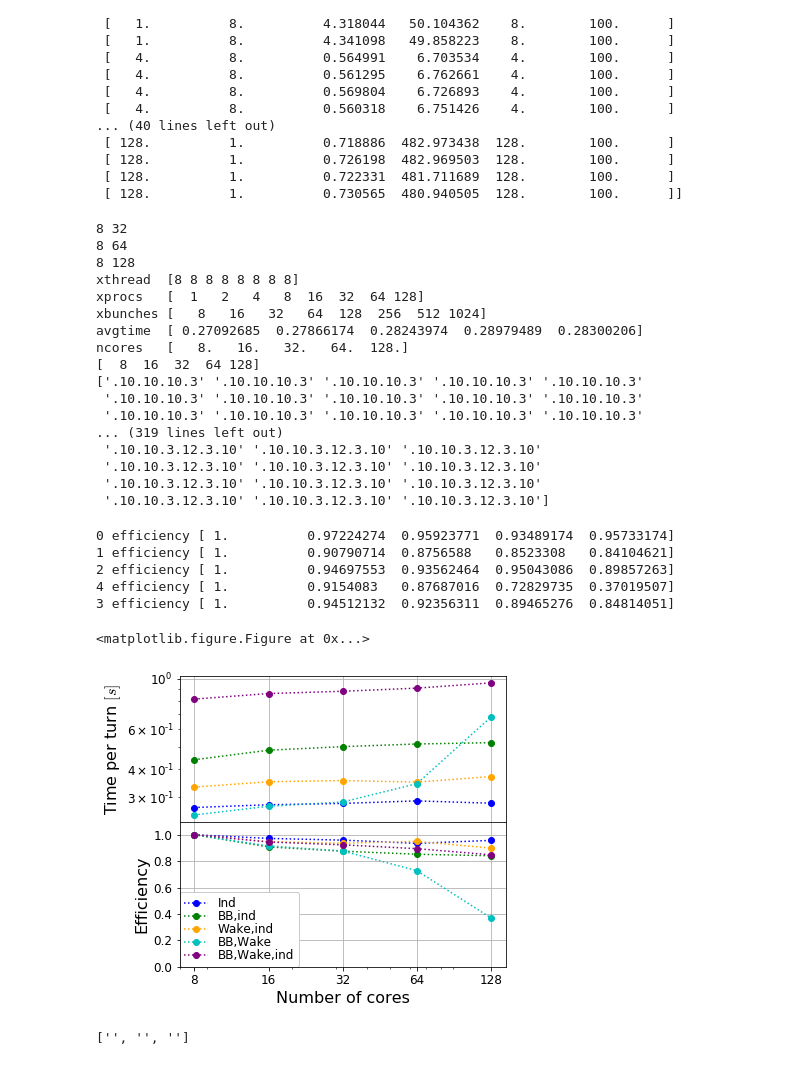
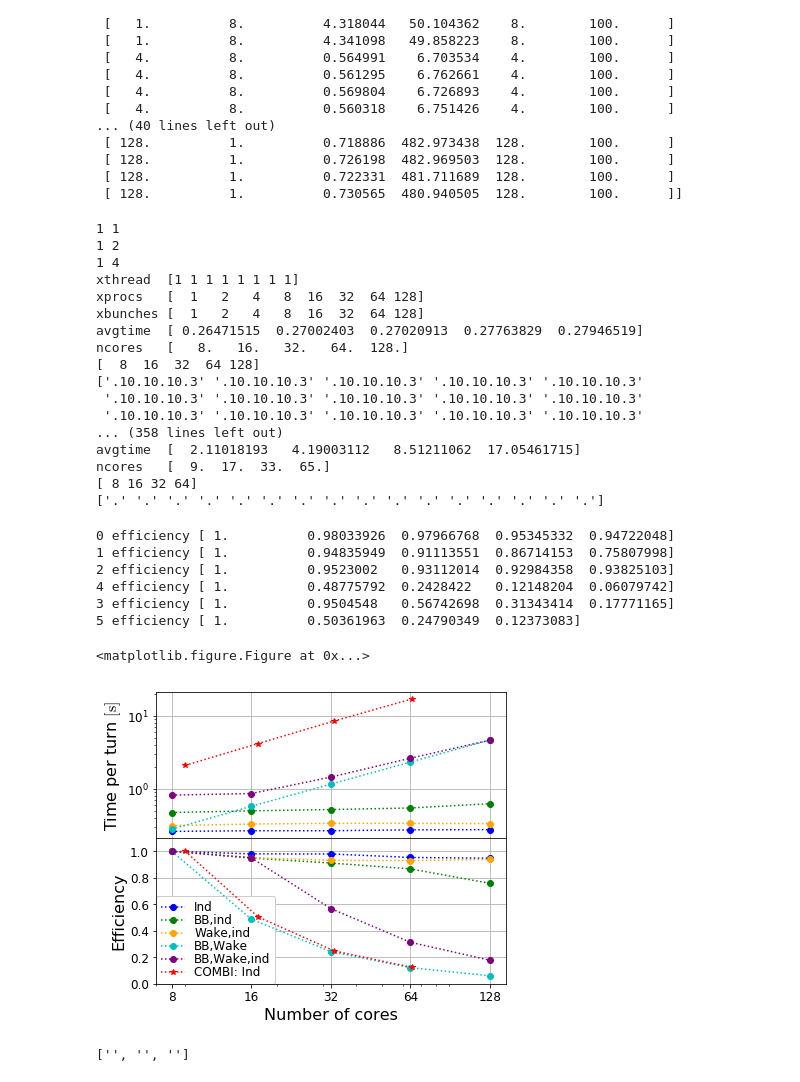
Before and after one commit to sondrevf/Ipython_Cern, a Jupyter notebook: 02_COMBIp/PlotCOMBIp_timing.ipynb, the cells around one changed output. Drawn from its saved outputs; the diff is of its cells as text; code cells hidden in the pictures.

```diff
--- a/02_COMBIp/PlotCOMBIp_timing.ipynb
+++ b/02_COMBIp/PlotCOMBIp_timing.ipynb
@@ -118,7 +118,7 @@ nthrd=data[:,1]
 time=data[:,3]/data[:,5]
 nbunches=data[:,4]
 
-j=0
+j=2
 for method in [1,2,3]:
     print('method',method)
 
@@ -258,7 +258,7 @@ fig2 = plt.figure(2)
 
 fig = plt.figure(1)
 ax1 = fig.add_subplot(211)
-ax1.set_ylabel(r"Time per turn $[s]$")
+ax1.set_ylabel(r"Time per turn $[\mathrm{s}]$")
 ax2 = fig.add_subplot(212,sharex= ax1)
 ax2.set_ylabel("Efficiency")
 ax2.set_xlabel("Number of cores")
@@ -291,11 +291,16 @@ for i in [2,0,1,1,1]:
             print('x',X)
             print('x')
             ERR = ERRS[i][j]
-            m=['o','x','+'][j]
+            m=['+','x','o'][j]
             j+=1
-            if j>1:
-                ax1.loglog(X,Y,':'+m+c)
-                ax2.semilogx(X,time_serial/Y/X,':'+m+c)
+            if j==1:
+                print(X,Y)
+                popt,pcov = curve_fit(amdahl,X,time_serial/Y)
+                temp = np.arange(1,np.max(X)*1.5)
+                ax1.loglog(temp,time_serial/amdahl(temp,popt),cols[i],label=r"Amdahl: $p=%.3f$"%popt)
+            if j<3:
+                ax1.loglog(X,Y,':'+m+c,mew=2)
+                ax2.semilogx(X,time_serial/Y/X,':'+m+c,mew=2)
                 continue
         else:
             j+=1
@@ -311,13 +316,14 @@ for i in [2,0,1,1,1]:
 #     ax1.errorbar(XS[i],YS[i],yerr=ERRS[i],fmt=':',c=cols[i])
 
     #Amdahl
-    print(X,Y)
-    popt,pcov = curve_fit(amdahl,X,time_serial/Y)
-    temp = np.arange(1,np.max(X)*1.5)
-    if i<2:
-        None
-        ax1.loglog(temp,time_serial/amdahl(temp,popt),cols[i],label=r"Amdahl: $p=%.3f$"%popt)
-#         ax2.semilogx(temp,amdahl(temp,popt)/temp,cols[i])
+    if i!=1:
+        print(X,Y)
+        popt,pcov = curve_fit(amdahl,X,time_serial/Y)
+        temp = np.arange(1,np.max(X)*1.5)
+        if i<2:
+            None
+            ax1.loglog(temp,time_serial/amdahl(temp,popt),cols[i],label=r"Amdahl: $p=%.3f$"%popt)
+    #         ax2.semilogx(temp,amdahl(temp,popt)/temp,cols[i])
     print('parallel part: ', i,popt, pcov)
     print('efficiency:    ',time_serial/Y/X)
     print('ncores:        ',X)
@@ -490,11 +497,10 @@ nproc=wdata[:,0]
 nthrd=wdata[:,1]
 nbunches=wdata[:,4]
 time=wdata[:,3]/wdata[:,5]
-dstr = np.genfromtxt(wfname,dtype='str')
-dstr = dstr[:,6]
 
 
-method=2  # 1.1   8.8    1.8
+
+method=1  # 1.1   8.8    1.8
 combi_study=1
 strings = ['.3','.10.10.10.3','.12.3','.10.10.10.12.3','.10.10.12.10','.']
 strings = ['.3','.10.10.10.3','.12.3','.10.10.3.12.3.10','.10.10.12.10','.']
@@ -581,30 +587,30 @@ for study in [0,1,2,3,4,5]:
 
     print( dstr)
 # %% [output]
-8 32
-8 64
-8 128
-xthread  [8 8 8 8 8 8 8 8]
+1 1
+1 2
+1 4
+xthread  [1 1 1 1 1 1 1 1]
 xprocs   [  1   2   4   8  16  32  64 128]
-xbunches [   8   16   32   64  128  256  512 1024]
-avgtime  [ 0.27092685  0.27866174  0.28243974  0.28979489  0.28300206]
+xbunches [  1   2   4   8  16  32  64 128]
+avgtime  [ 0.26471515  0.27002403  0.27020913  0.27763829  0.27946519]
 ncores   [   8.   16.   32.   64.  128.]
 [  8  16  32  64 128]
 ['.10.10.10.3' '.10.10.10.3' '.10.10.10.3' '.10.10.10.3' '.10.10.10.3'
  '.10.10.10.3' '.10.10.10.3' '.10.10.10.3' '.10.10.10.3' '.10.10.10.3'
  '.10.10.10.3' '.10.10.10.3' '.10.10.10.3' '.10.10.10.3' '.10.10.10.3'
-... (319 lines left out)
- '.10.10.3.12.3.10' '.10.10.3.12.3.10' '.10.10.3.12.3.10'
- '.10.10.3.12.3.10' '.10.10.3.12.3.10' '.10.10.3.12.3.10'
- '.10.10.3.12.3.10' '.10.10.3.12.3.10' '.10.10.3.12.3.10'
- '.10.10.3.12.3.10' '.10.10.3.12.3.10' '.10.10.3.12.3.10']
+... (358 lines left out)
+avgtime  [  2.11018193   4.19003112   8.51211062  17.05461715]
+ncores   [  9.  17.  33.  65.]
+[ 8 16 32 64]
+['.' '.' '.' '.' '.' '.' '.' '.' '.' '.' '.' '.' '.' '.' '.' '.']
 # %%
 fig2 = plt.figure(2)
 
 
 fig = plt.figure(1)
 ax1 = fig.add_subplot(211)
-ax1.set_ylabel(r"Time per turn $[s]$")
+ax1.set_ylabel(r"Time per turn $[\mathrm{s}]$")
 
 ax2 = fig.add_subplot(212,sharex= ax1)
 ax2.set_ylabel("Efficiency")
@@ -643,39 +649,40 @@ for i in [0,1,2,4,3,5]:
 
 #     plt.figure(2)
 #     plt.loglog(XS[i],time_serial/YS[i],''+ms[i]+cols[i])
 #     if i<2:
 #         plt.loglog(temp,amdahl(temp,popt),cols[i],label=r"Amdahl: $p=%.3f$"%popt)
 
 
 plt.figure(1)
 ax2.set_ylim(0,1.1)
 # ax1.set_ylim(0.01,1)
 # ax1.legend(loc=0,framealpha=0.5)
 ax2.legend(loc=(0,0),framealpha=1,labelspacing=0).set_zorder(2)
 ax1.set_xticks(2**np.arange(3,8))
 ax2.set_xticks(2**np.arange(3,8))
 ax1.tick_params(labelbottom=False)
 ax2.set_xticklabels(2**np.arange(8))
 
 
 ax1.set_xticks(2**np.arange(3,8))
 ax2.set_xticks(2**np.arange(3,8))
 ax2.set_xticklabels(2**np.arange(3,8))
 plt.tight_layout()
 plt.subplots_adjust(hspace=0)
 plt.savefig("00_Plots/PHPC_weakscaling"+wsuffix+"_%d.png"%method)
 plt.savefig("00_Plots/PHPC_weakscaling"+wsuffix+"_%d.eps"%method)
 
 
 # plt.figure(2)
 # %% [output]
-0 efficiency [ 1.          0.97224274  0.95923771  0.93489174  0.95733174]
-1 efficiency [ 1.          0.90790714  0.8756588   0.8523308   0.84104621]
-2 efficiency [ 1.          0.94697553  0.93562464  0.95043086  0.89857263]
-4 efficiency [ 1.          0.9154083   0.87687016  0.72829735  0.37019507]
-3 efficiency [ 1.          0.94512132  0.92356311  0.89465276  0.84814051]
+0 efficiency [ 1.          0.98033926  0.97966768  0.95345332  0.94722048]
+1 efficiency [ 1.          0.94835949  0.91113551  0.86714153  0.75807998]
+2 efficiency [ 1.          0.9523002   0.93112014  0.92984358  0.93825103]
+4 efficiency [ 1.          0.48775792  0.2428422   0.12148204  0.06079742]
+3 efficiency [ 1.          0.9504548   0.56742698  0.31343414  0.17771165]
+5 efficiency [ 1.          0.50361963  0.24790349  0.12373083]
 <matplotlib.figure.Figure at 0x...>
-[figure, old version]
+[figure, new version]
 # %%
 ['']*3
 # %% [output]
```
Also changed, not shown: parts of 3 cells of this notebook.
